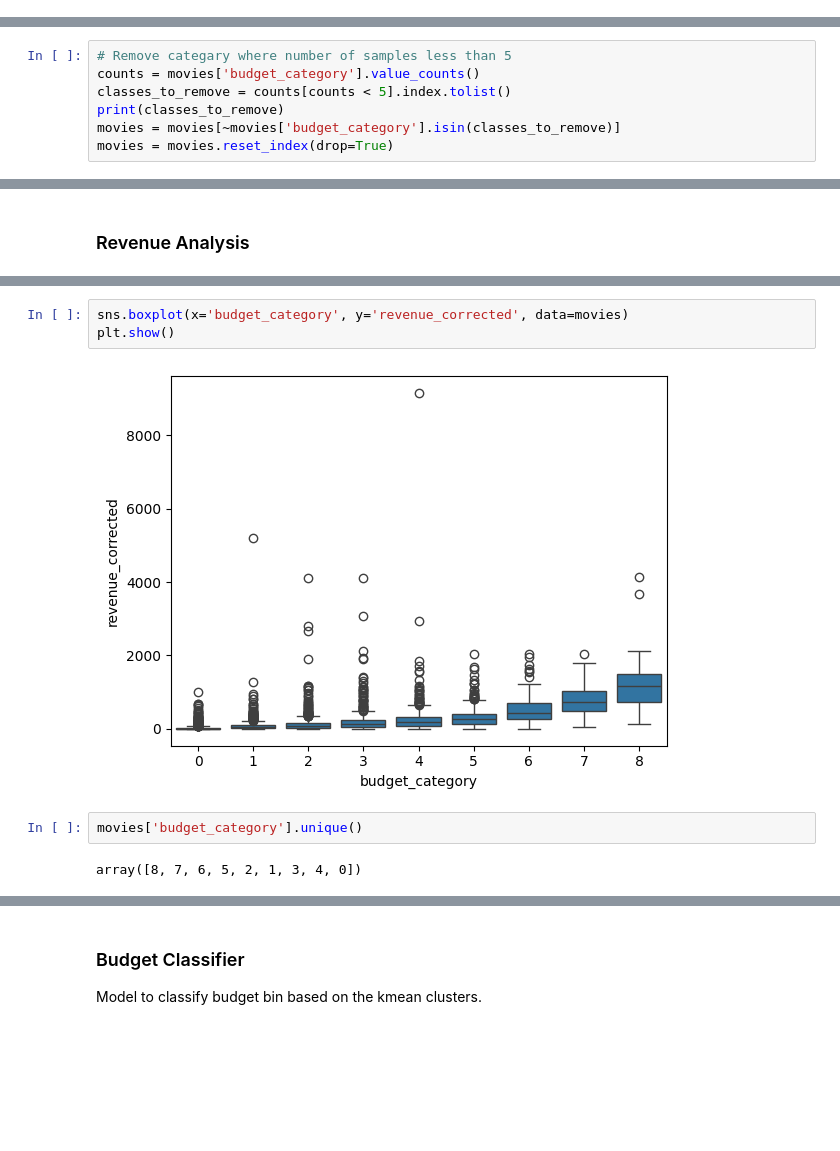
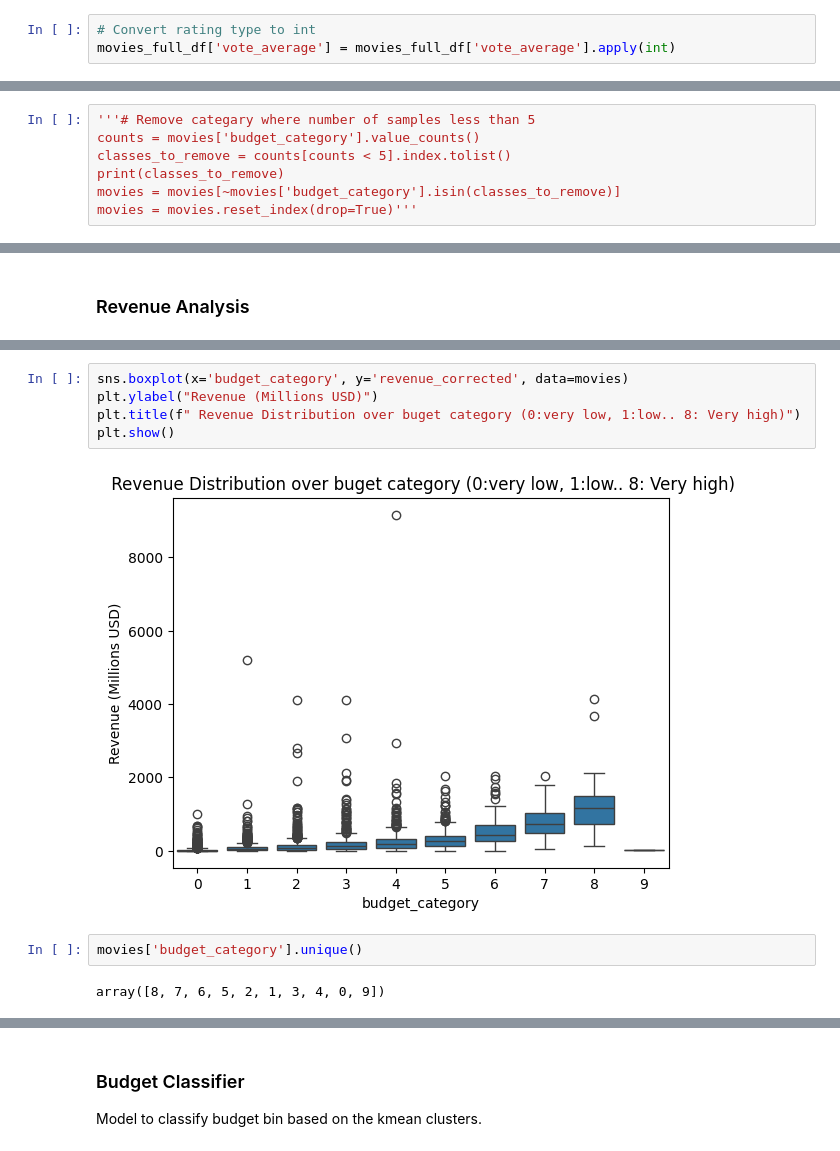
Before and after one commit to achakraborty2024/Cinema-Analysis-Prediction-System, a Jupyter notebook: src/movie_revenue_prediction-xgb.ipynb, the cells around one changed output, grey strips where cells are left out. Cells and saved outputs as stored; diff of their text form; blank space fills up the shorter version.

```diff
--- a/src/movie_revenue_prediction-xgb.ipynb
+++ b/src/movie_revenue_prediction-xgb.ipynb
@@ -170,6 +170,9 @@ print(len(movies_full_df[movies_full_df['revenue'] == 0]))
 859
 662
 859
+# %%
+# Convert rating type to int
+movies_full_df['vote_average'] = movies_full_df['vote_average'].apply(int)
 # %%
 # Convert string to list for genre_labels
 movies_full_df["genre_labels"] = movies_full_df["genre_labels"].apply(
@@ -309,10 +312,10 @@ movies['budget_bin_label'] = movies['budget_category'].map(bin_label_map)
 Cluster centers (millions): [   6.09445345   22.92241255   41.30114725   62.88906236   93.99453803
   133.44758708  184.99306169  248.51850467  355.32151481 1696.69254857]
 # %%
-# Remove categary where number of samples less than 5
+'''# Remove categary where number of samples less than 5
 counts = movies['budget_category'].value_counts()
 classes_to_remove = counts[counts < 5].index.tolist()
 print(classes_to_remove)
 movies = movies[~movies['budget_category'].isin(classes_to_remove)]
-movies = movies.reset_index(drop=True)
+movies = movies.reset_index(drop=True)'''
 # %% [output]
@@ -481,12 +507,14 @@ plt.show()
 # %%
 sns.boxplot(x='budget_category', y='revenue_corrected', data=movies)
+plt.ylabel("Revenue (Millions USD)")
+plt.title(f" Revenue Distribution over buget category (0:very low, 1:low.. 8: Very high)")
 plt.show()
 # %% [output]
-[figure, old version]
+[figure, new version]
 # %%
 movies['budget_category'].unique()
 # %% [output]
-array([8, 7, 6, 5, 2, 1, 3, 4, 0])
+array([8, 7, 6, 5, 2, 1, 3, 4, 0, 9])
 # %%
 plt.figure(figsize=(8,4))
 plt.hist(movies['budget_corrected'], bins=100, edgecolor='k')
```
Also changed, not shown: parts of 44 cells of this notebook, 1 other file.
